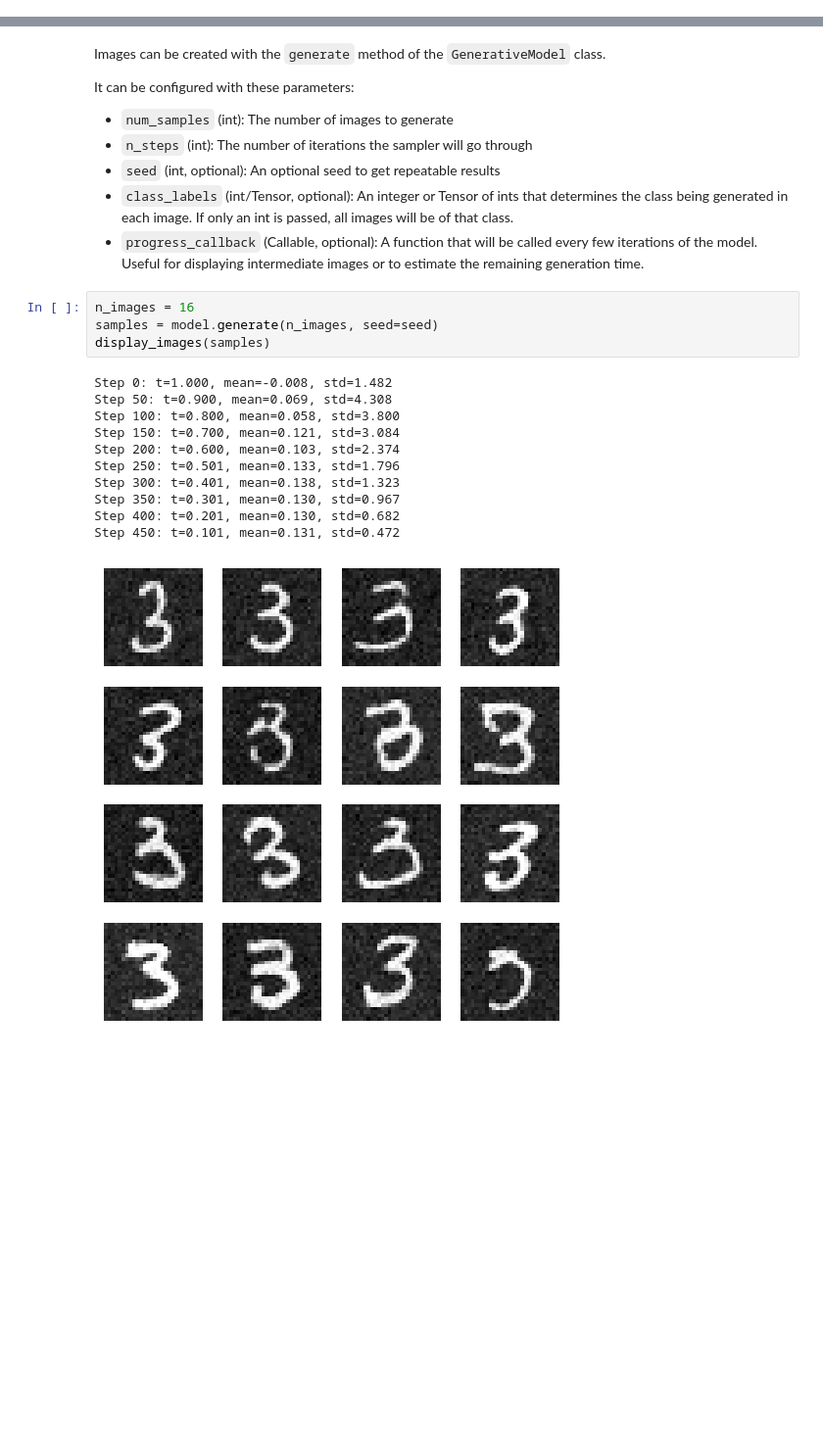
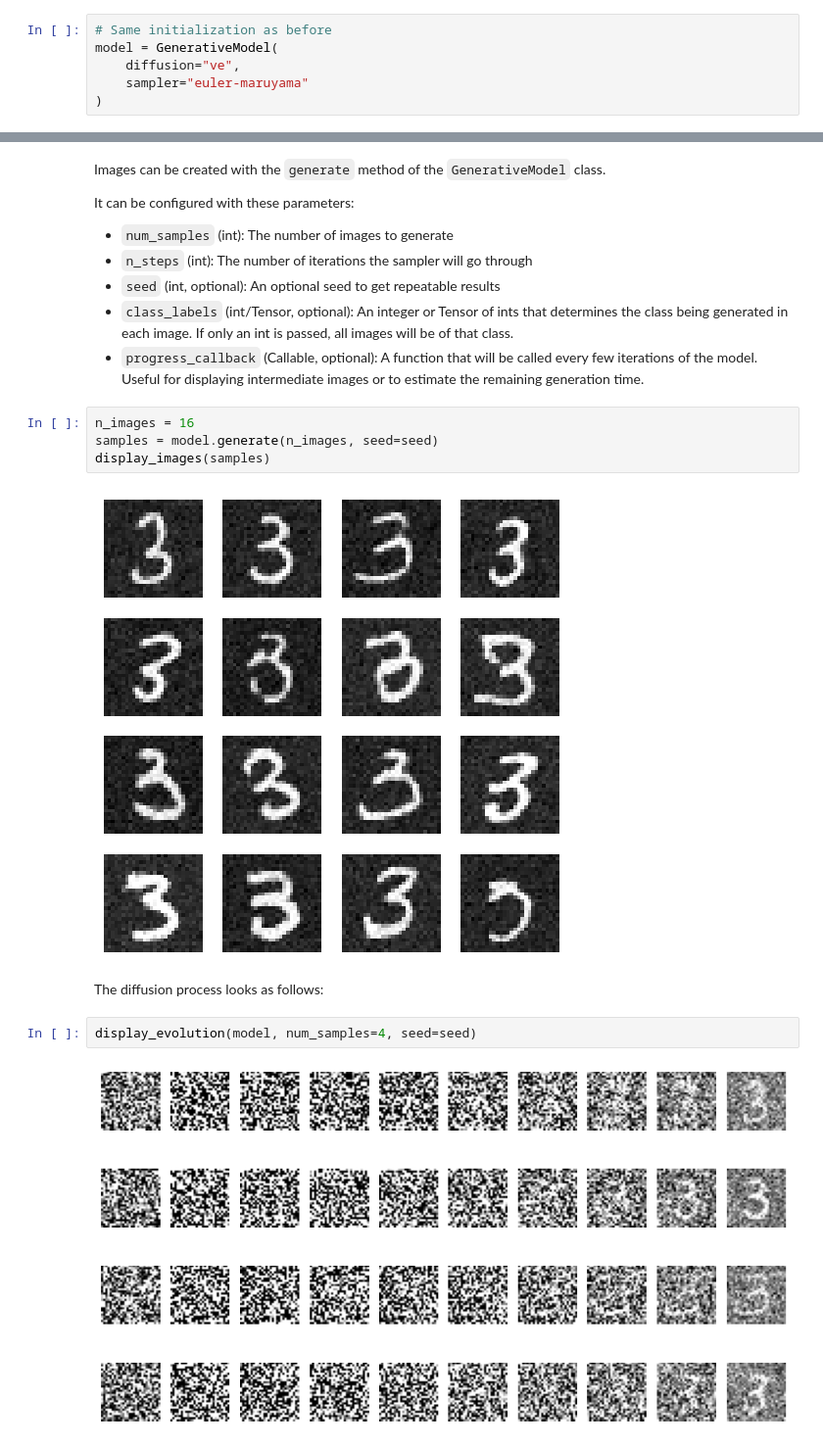
Before and after one commit to HectorTablero/image-gen, a Jupyter notebook: examples/getting_started.ipynb, the cells around one changed output, grey strips where cells are left out. Shown at 98% size. Drawn from its saved outputs; the diff is of its cells as text; blank space fills up the shorter version.

```diff
--- a/examples/getting_started.ipynb
+++ b/examples/getting_started.ipynb
@@ -82,0 +92,6 @@ else:
+# %%
+# Same initialization as before
+model = GenerativeModel(
+    diffusion="ve",
+    sampler="euler-maruyama"
+)
@@ -96,14 +120,10 @@ n_images = 16
 samples = model.generate(n_images, seed=seed)
 display_images(samples)
 # %% [output]
-Step 0: t=1.000, mean=-0.008, std=1.482
-Step 50: t=0.900, mean=0.069, std=4.308
-Step 100: t=0.800, mean=0.058, std=3.800
-Step 150: t=0.700, mean=0.121, std=3.084
-Step 200: t=0.600, mean=0.103, std=2.374
-Step 250: t=0.501, mean=0.133, std=1.796
-Step 300: t=0.401, mean=0.138, std=1.323
-Step 350: t=0.301, mean=0.130, std=0.967
-Step 400: t=0.201, mean=0.130, std=0.682
-Step 450: t=0.101, mean=0.131, std=0.472
-[figure, old version]
+[figure, new version]
+# %% [markdown]
+The diffusion process looks as follows:
+# %%
+display_evolution(model, num_samples=4, seed=seed)
+# %% [output]
+[figure, added]
```
Also changed, not shown: parts of 4 cells of this notebook, 12 other files.
